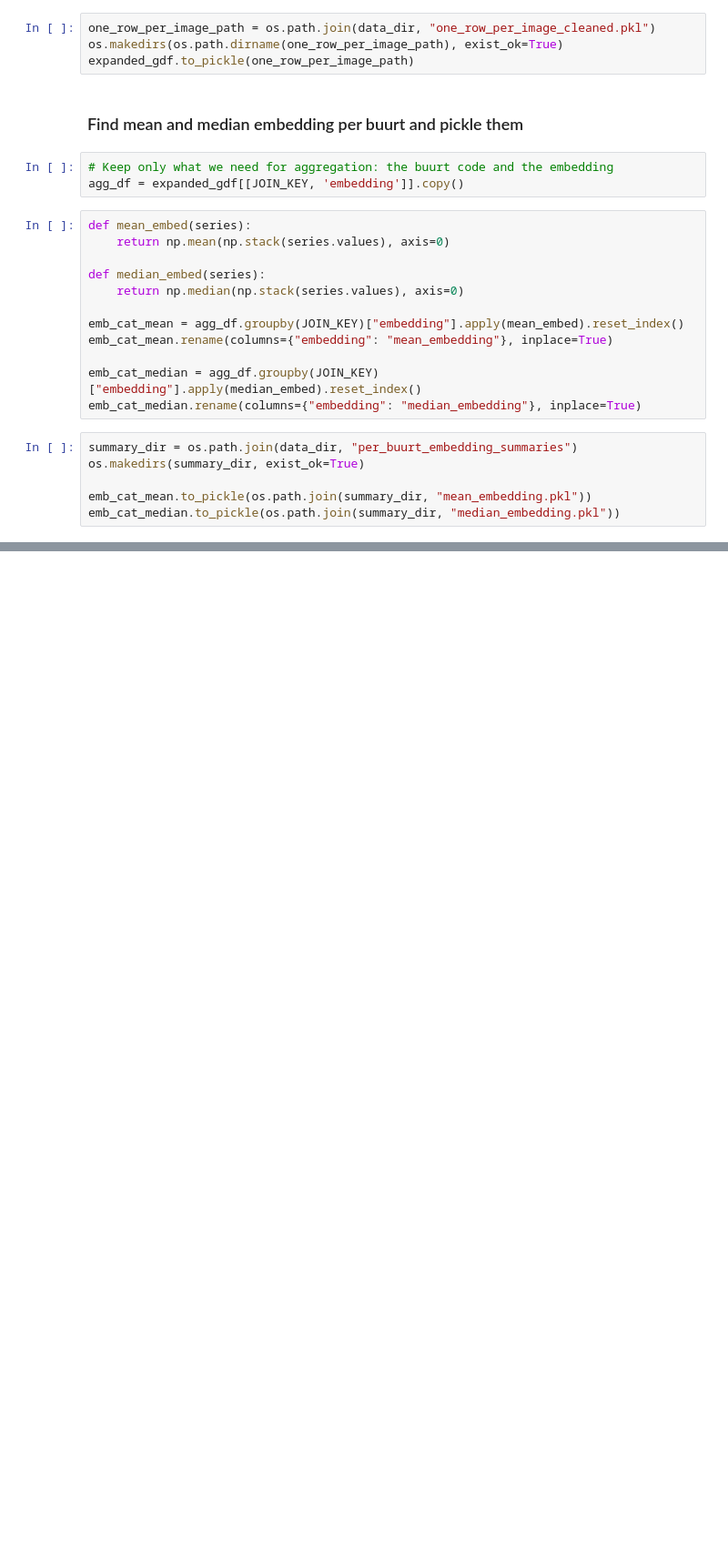
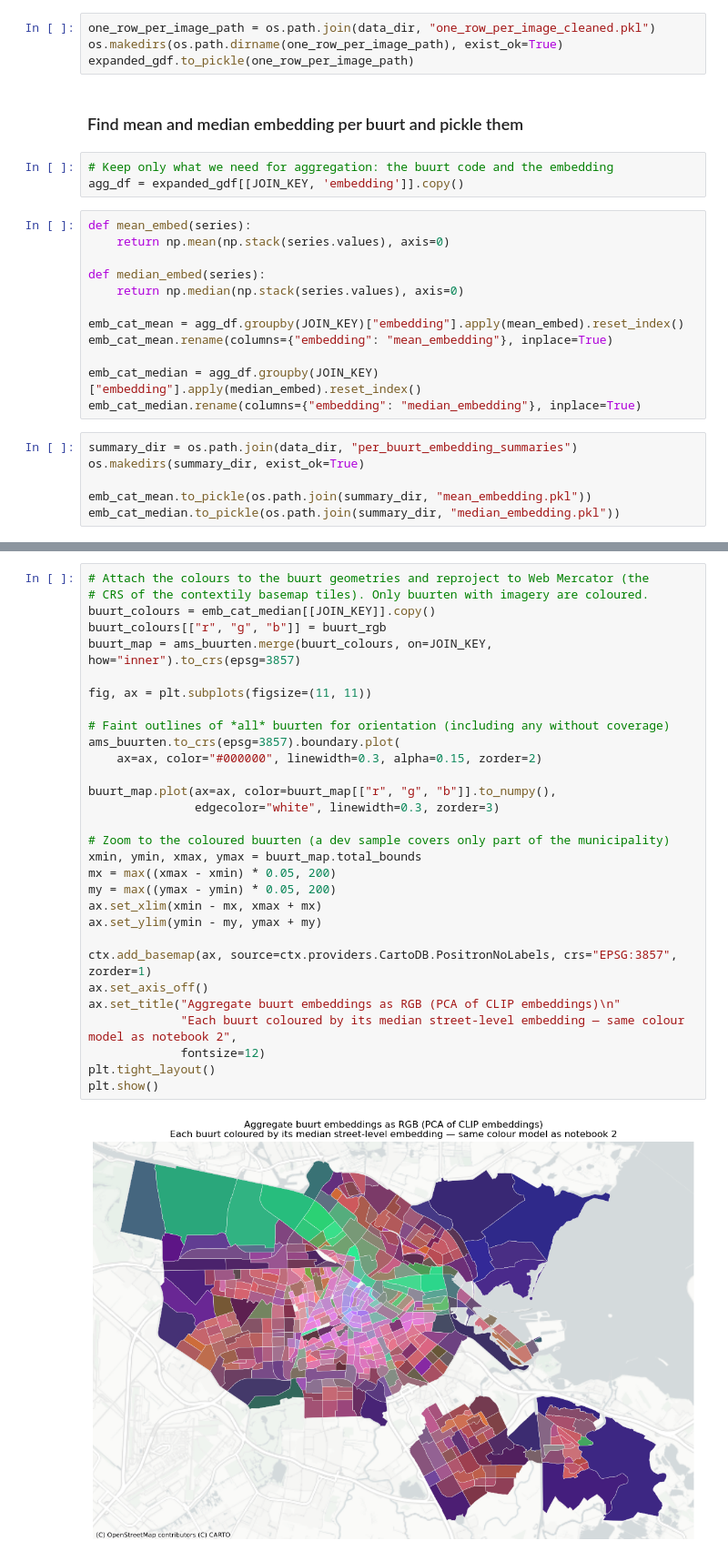
Before and after one commit to nickmalleson/StreetViewDeprivation-Amsterdam, a Jupyter notebook: notebooks/3-ProcessEmbeddings+FindMedianEmbeddingPerLSOA.ipynb, the cells around one changed output, grey strips where cells are left out. Shown at 91% size. Saved outputs shown, nothing was run; the diff lists cells and outputs as text; blank space fills up the shorter version.

Commit message:
re-did the N=5000 panorama download and embedding calculation and aggregation. Looks good

```diff
--- a/notebooks/3-ProcessEmbeddings+FindMedianEmbeddingPerLSOA.ipynb
+++ b/notebooks/3-ProcessEmbeddings+FindMedianEmbeddingPerLSOA.ipynb
@@ -205,0 +243,32 @@ emb_cat_median.to_pickle(os.path.join(summary_dir, "median_embedding.pkl"))
+# %%
+# Attach the colours to the buurt geometries and reproject to Web Mercator (the
+# CRS of the contextily basemap tiles). Only buurten with imagery are coloured.
+buurt_colours = emb_cat_median[[JOIN_KEY]].copy()
+buurt_colours[["r", "g", "b"]] = buurt_rgb
+buurt_map = ams_buurten.merge(buurt_colours, on=JOIN_KEY, how="inner").to_crs(epsg=3857)
+
+fig, ax = plt.subplots(figsize=(11, 11))
+
+# Faint outlines of *all* buurten for orientation (including any without coverage)
+ams_buurten.to_crs(epsg=3857).boundary.plot(
+    ax=ax, color="#000000", linewidth=0.3, alpha=0.15, zorder=2)
+
+buurt_map.plot(ax=ax, color=buurt_map[["r", "g", "b"]].to_numpy(),
+               edgecolor="white", linewidth=0.3, zorder=3)
+
+# Zoom to the coloured buurten (a dev sample covers only part of the municipality)
+xmin, ymin, xmax, ymax = buurt_map.total_bounds
+mx = max((xmax - xmin) * 0.05, 200)
+my = max((ymax - ymin) * 0.05, 200)
+ax.set_xlim(xmin - mx, xmax + mx)
+ax.set_ylim(ymin - my, ymax + my)
+
+ctx.add_basemap(ax, source=ctx.providers.CartoDB.PositronNoLabels, crs="EPSG:3857", zorder=1)
+ax.set_axis_off()
+ax.set_title("Aggregate buurt embeddings as RGB (PCA of CLIP embeddings)\n"
+             "Each buurt coloured by its median street-level embedding — same colour model as notebook 2",
+             fontsize=12)
+plt.tight_layout()
+plt.show()
+# %% [output]
+[figure, added]
```
Also changed, not shown: parts of 7 cells of this notebook, 2 other files.
